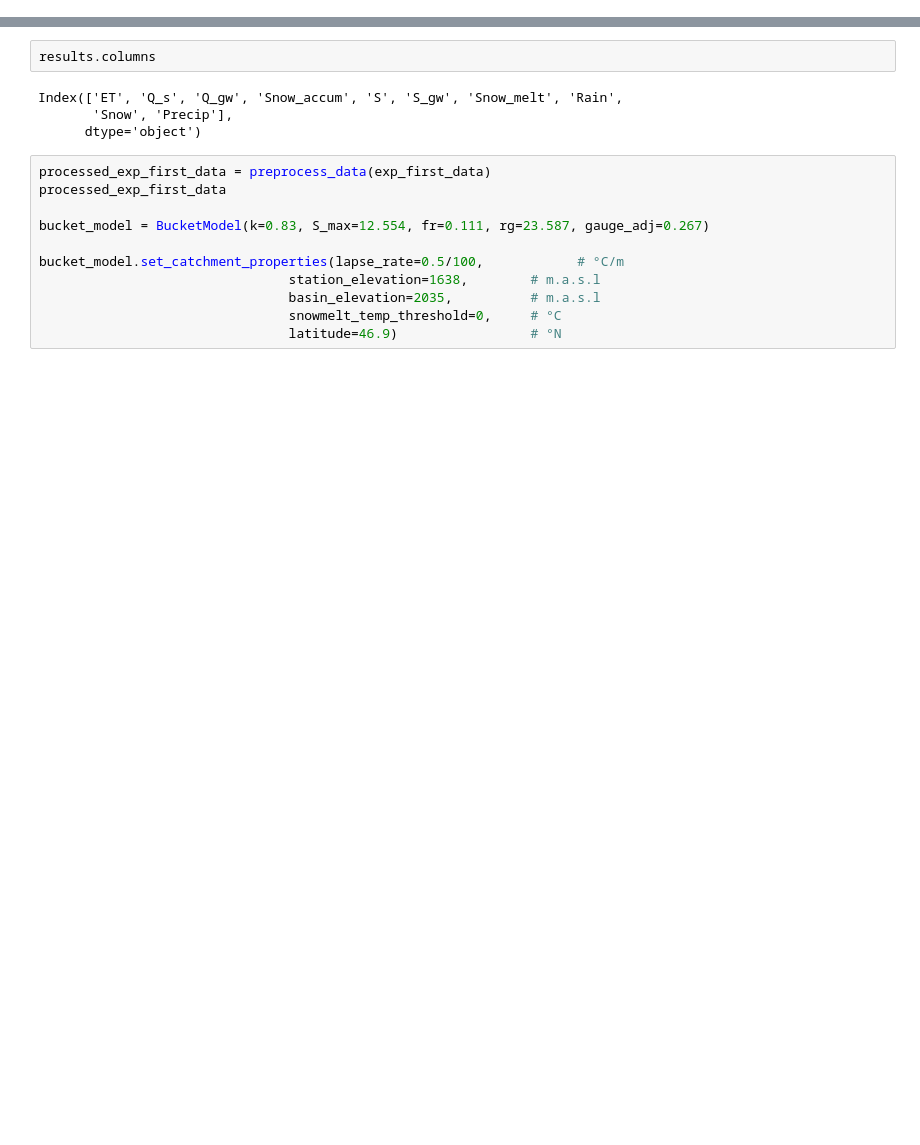
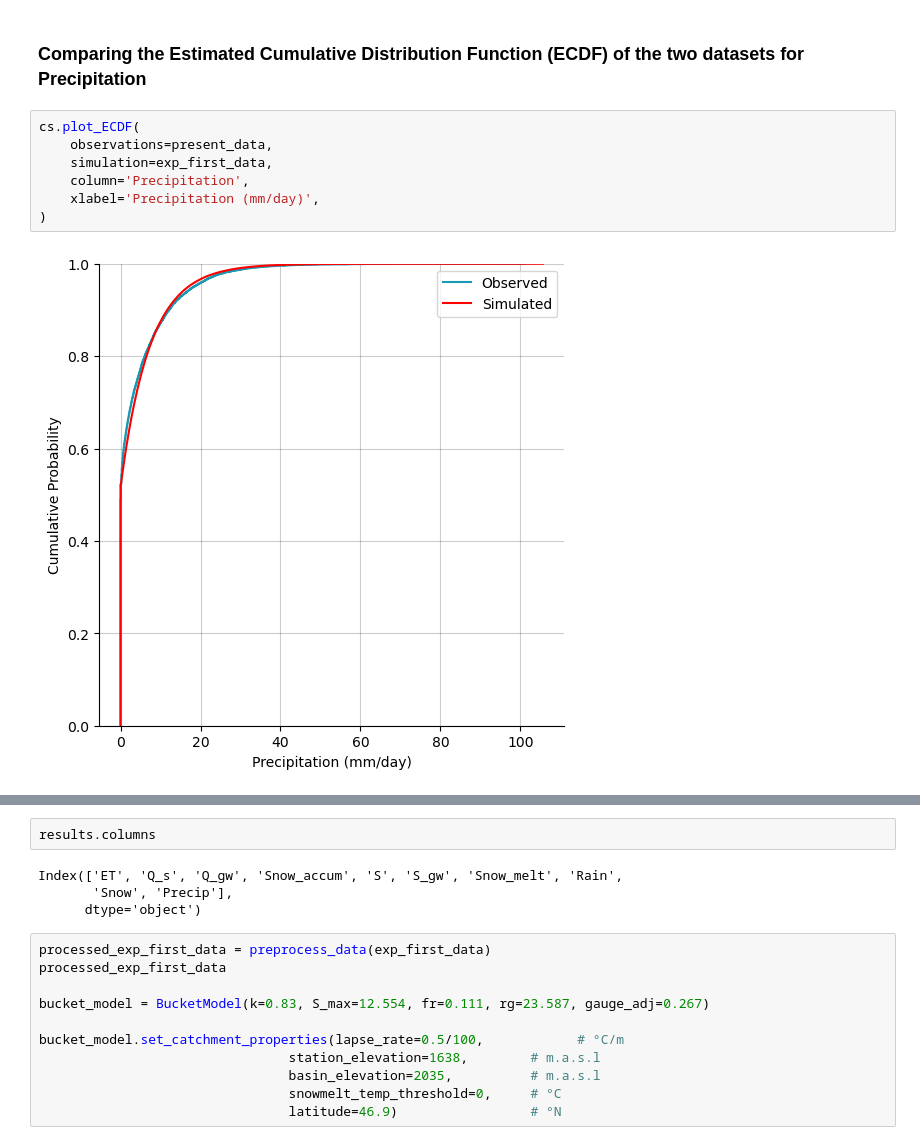
Before and after one commit to CooperBigFoot/climate-impacts, a Jupyter notebook: code/eda.ipynb, the cells around one changed output, grey strips where cells are left out. Drawn from its saved outputs; the diff is of its cells as text; blank space fills up the shorter version.

```diff
--- a/code/eda.ipynb
+++ b/code/eda.ipynb
@@ -60,0 +74,11 @@ processed_exp_first_data
+# %% [markdown]
+### Comparing the Estimated Cumulative Distribution Function (ECDF) of the two datasets for Precipitation
+# %%
+cs.plot_ECDF(
+    observations=present_data,
+    simulation=exp_first_data,
+    column='Precipitation',
+    xlabel='Precipitation (mm/day)',
+)
+# %% [output]
+[figure, added]
```
Also changed, not shown: parts of 35 cells of this notebook.
